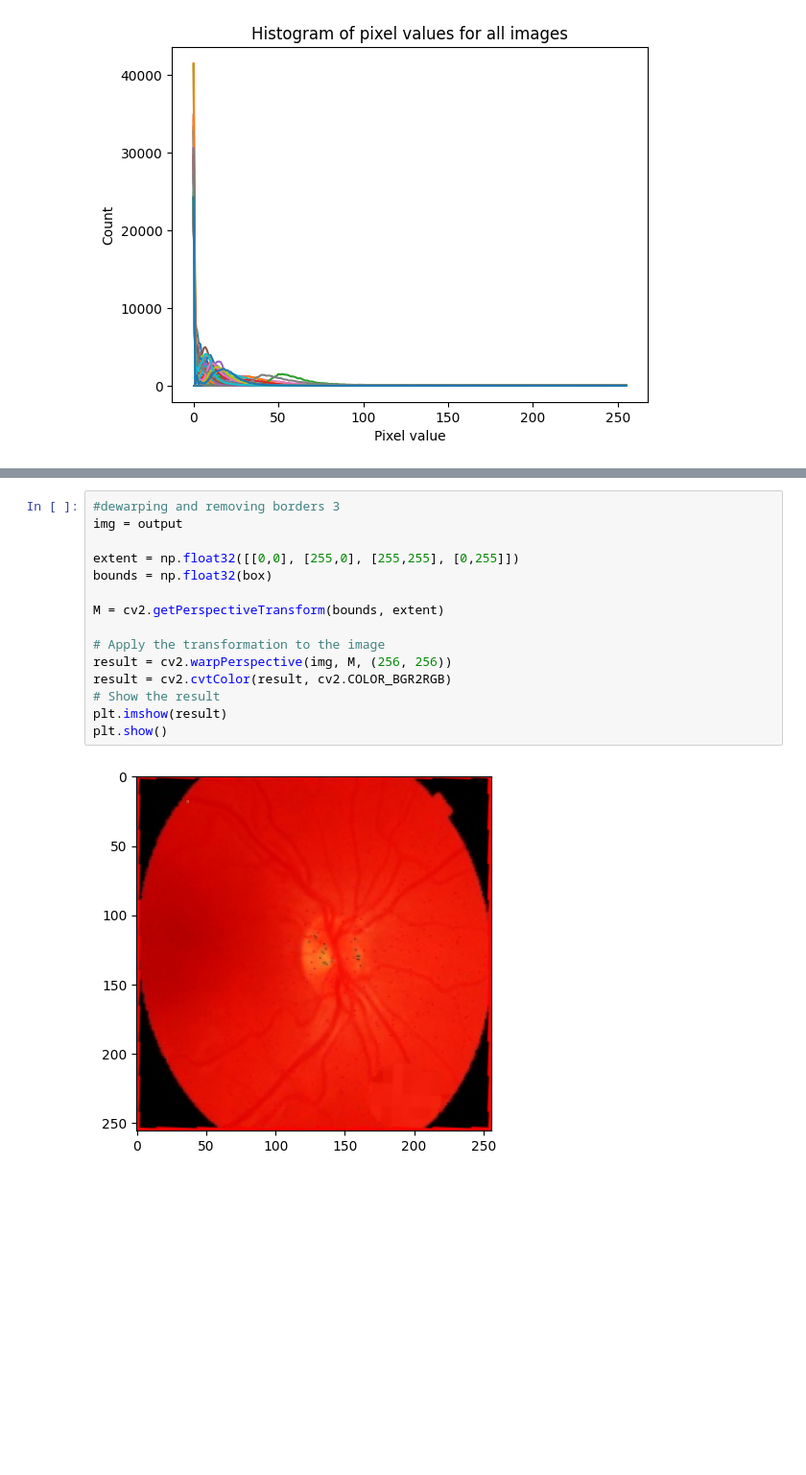
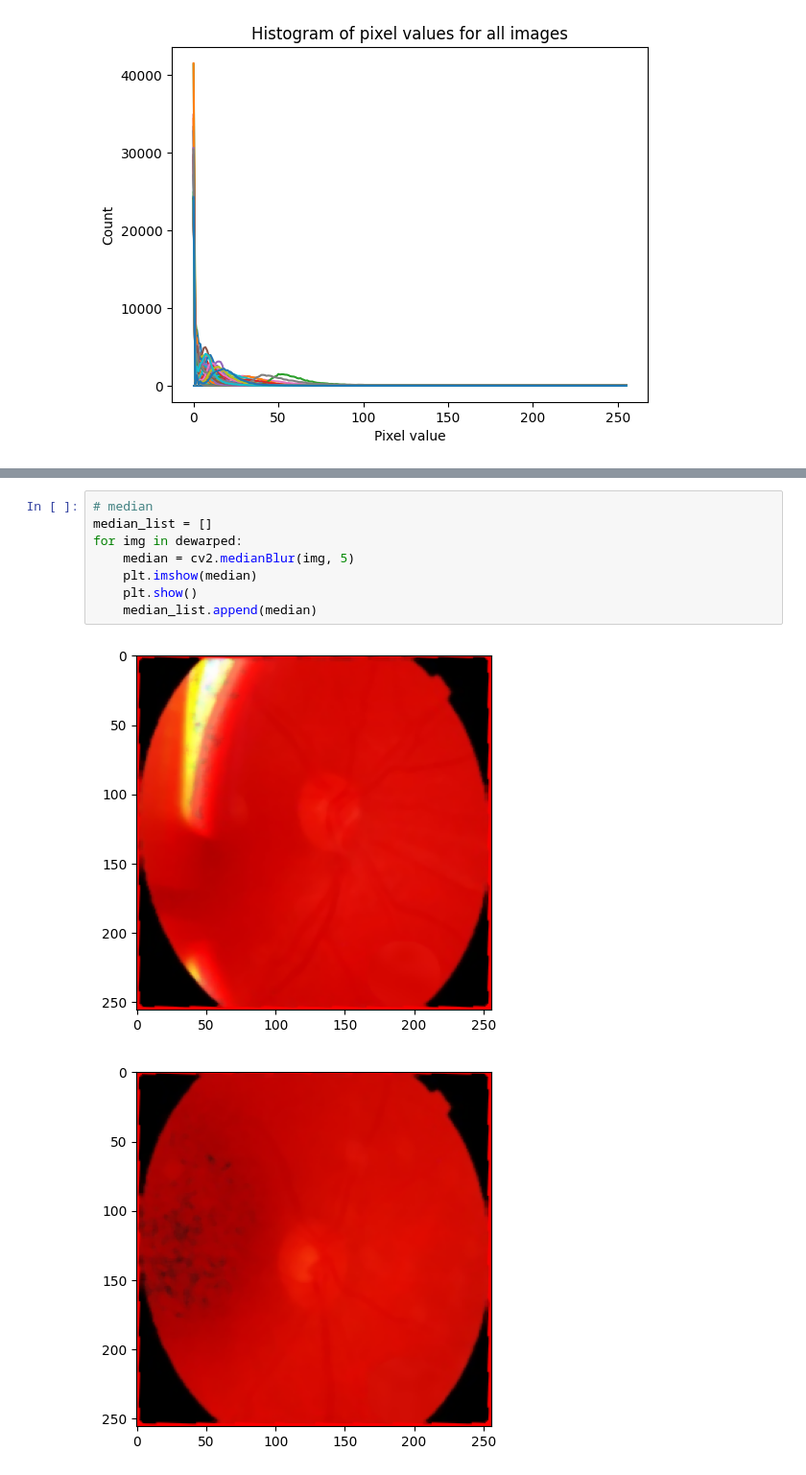
Before and after one commit to bethtaylor339/data_science, a Jupyter notebook: IP.ipynb, the cells around one changed output, grey strips where cells are left out. Shown at 96% size. Saved outputs shown, nothing was run; the diff lists cells and outputs as text; blank space fills up the shorter version.

```diff
--- a/IP.ipynb
+++ b/IP.ipynb
@@ -144,17 +166,11 @@ plt.show()
-# %%
-#dewarping and removing borders 3
-img = output
-
-extent = np.float32([[0,0], [255,0], [255,255], [0,255]])
-bounds = np.float32(box)
-
-M = cv2.getPerspectiveTransform(bounds, extent)
-
-# Apply the transformation to the image
-result = cv2.warpPerspective(img, M, (256, 256))
-result = cv2.cvtColor(result, cv2.COLOR_BGR2RGB)
-# Show the result
-plt.imshow(result)
-plt.show()
-# %% [output]
-[figure, removed]
+# %%
+# median
+median_list = []
+for img in dewarped:
+    median = cv2.medianBlur(img, 5)
+    plt.imshow(median)
+    plt.show()
+    median_list.append(median)
+# %% [output]
+[figure, added]
+[figure, added]
```
Also changed, not shown: parts of 12 cells of this notebook, 54 other files.
